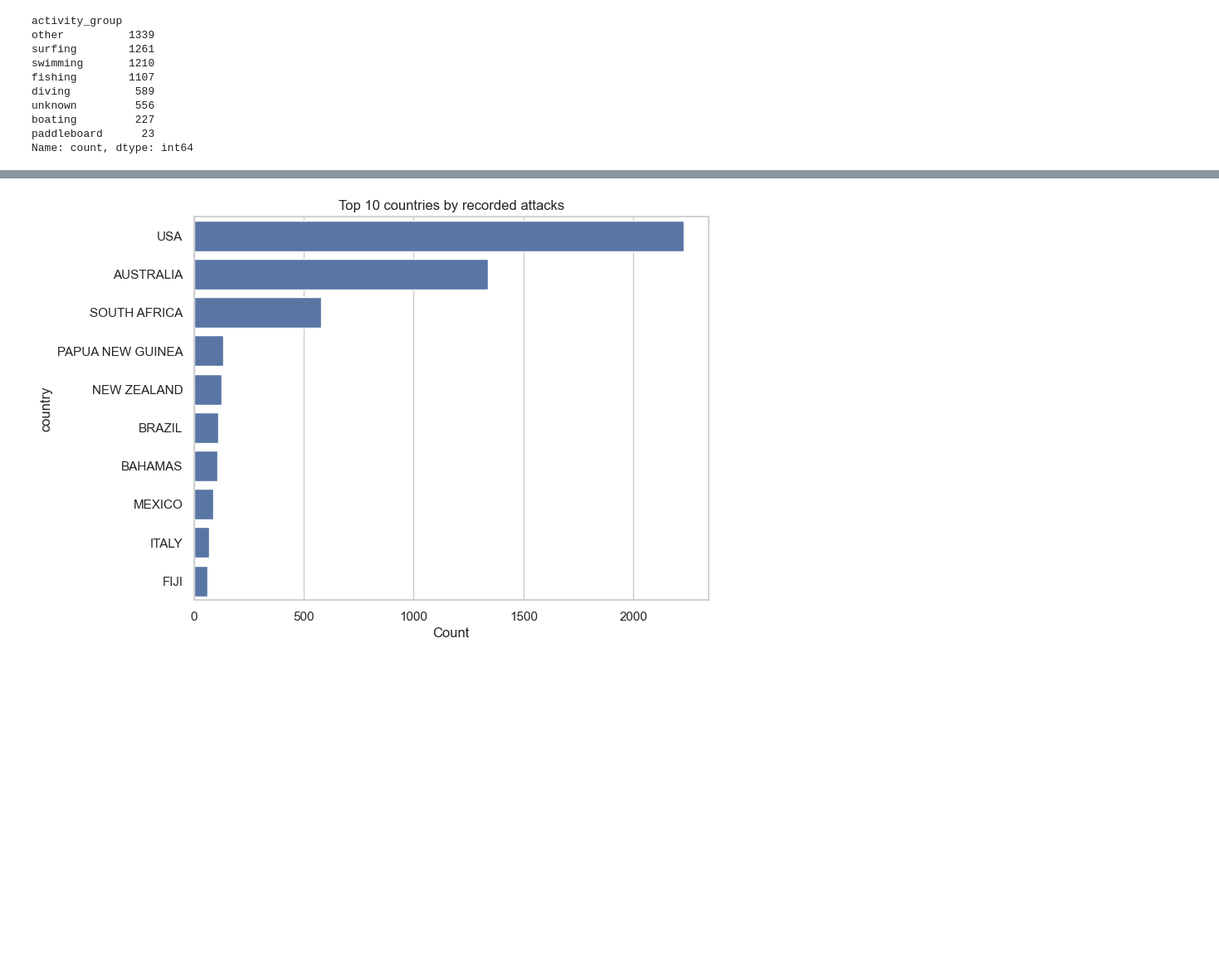
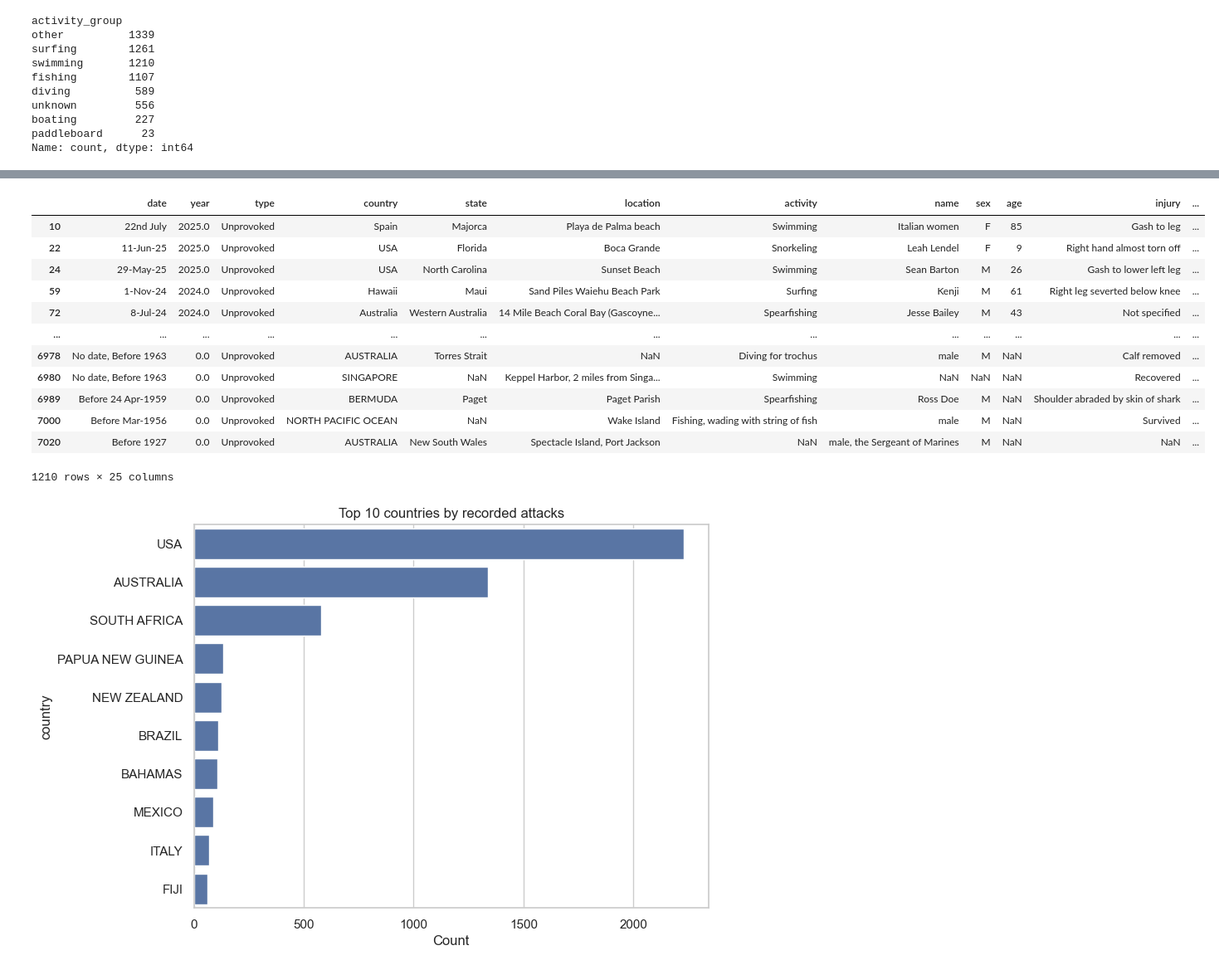
Before and after one commit to elbgross/sharks_attack, a Jupyter notebook: notebooks/shark_attacks_analysis.ipynb, the cells around one changed output, grey strips where cells are left out. Shown at 83% size. Cells and saved outputs as stored; diff of their text form; code cells hidden in the pictures; blank space fills up the shorter version.

```diff
--- a/notebooks/shark_attacks_analysis.ipynb
+++ b/notebooks/shark_attacks_analysis.ipynb
@@ -187,0 +227,5 @@ Name: age_clean, dtype: float64
+# %%
+#Cell 7 - NEW CELL FROM SOFIA - Drop last two columns
+df = df.drop(columns=["unnamed_22", "unnamed_21"])
+
+df.head()
@@ -268,7 +319,7 @@ else:
             return 'fishing'
         if any(k in t for k in ['boat', 'kayak', 'ship', 'vessel', 'sea plane', 'sail']):
             return 'boating'
-        if any(k in t for k in ['stand up paddle', 'paddle', 'paddleboard']):
+        if any(k in t for k in ['stand up paddle', 'paddle', 'paddleboard', 'paddling']): #added paddling
             return 'paddleboard'
         # Add more heuristics as needed
         return 'other'
@@ -358,3 +426,40 @@ Name: count, dtype: int64
+# %%
+# Cell NEW SOFIA - SCORE FOR INJURY SEVERITY
+
+def injury_score(row):
+    x = str(row["fatal_yn"]).lower()
+    y = str(row["injury"]).lower()
+    fatal_terms = ['fatal', 'death', 'dead', 'killed']
+    if "y" in x or any(term in y for term in fatal_terms):
+        return 4
+    elif any(term in y for term in ['severe', 'major', 'critical', 'amputat', 'both', 'lost', 'extensive']):
+        return 3
+    elif any(term in y for term in ['bitten', 'bite', 'bit', 'injur']):
+        return 2
+    elif any(term in y for term in ['minor', 'scratches', 'bruises', 'cuts', 'laceration']):
+        return 1
+    elif any(term in y for term in ['none', 'no injuries', 'uninjured', 'unharmed', 'no injury', 'bump']):
+        return 0
+    #else:
+        #return 0  # or some other value for unclassified injuries
+
+df["injury_score"] = df.apply(injury_score, axis=1)
+
+df[df["injury_score"].isna()]
+# %% [output]
+|  | date | year | type | country | state | location | activity | name | sex | age | injury | ... |
+| 10 | 22nd July | 2025.0 | Unprovoked | Spain | Majorca | Playa de Palma beach | Swimming | Italian women | F | 85 | Gash to leg | ... |
+| 22 | 11-Jun-25 | 2025.0 | Unprovoked | USA | Florida | Boca Grande | Snorkeling | Leah Lendel | F | 9 | Right hand almost torn off | ... |
+| 24 | 29-May-25 | 2025.0 | Unprovoked | USA | North Carolina | Sunset Beach | Swimming | Sean Barton | M | 26 | Gash to lower left leg | ... |
+| 59 | 1-Nov-24 | 2024.0 | Unprovoked | Hawaii | Maui | Sand Piles Waiehu Beach Park | Surfing | Kenji | M | 61 | Right leg severted below knee | ... |
+| 72 | 8-Jul-24 | 2024.0 | Unprovoked | Australia | Western Australia | 14 Mile Beach Coral Bay (Gascoyne... | Spearfishing | Jesse Bailey | M | 43 | Not specified | ... |
+| ... | ... | ... | ... | ... | ... | ... | ... | ... | ... | ... | ... | ... |
+| 6978 | No date, Before 1963 | 0.0 | Unprovoked | AUSTRALIA | Torres Strait | NaN | Diving for trochus | male | M | NaN | Calf removed | ... |
+| 6980 | No date, Before 1963 | 0.0 | Unprovoked | SINGAPORE | NaN | Keppel Harbor, 2 miles from Singa... | Swimming | NaN | NaN | NaN | Recovered | ... |
+| 6989 | Before 24 Apr-1959 | 0.0 | Unprovoked | BERMUDA | Paget | Paget Parish | Spearfishing | Ross Doe | M | NaN | Shoulder abraded by skin of shark | ... |
+| 7000 | Before Mar-1956 | 0.0 | Unprovoked | NORTH PACIFIC OCEAN | NaN | Wake Island | Fishing, wading with string of fish | male | M | NaN | Survived | ... |
+| 7020 | Before 1927 | 0.0 | Unprovoked | AUSTRALIA | New South Wales | Spectacle Island, Port Jackson | NaN | male, the Sergeant of Marines | M | NaN | NaN | ... |
+1210 rows × 25 columns
 # %%
 # Cell 11 — Basic EDA visualizations
 
```
Also changed, not shown: parts of 12 cells of this notebook, 1 other file.
